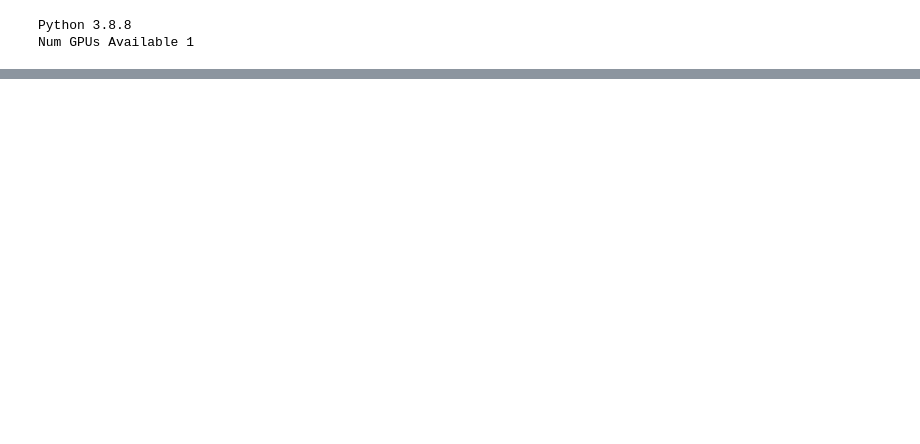
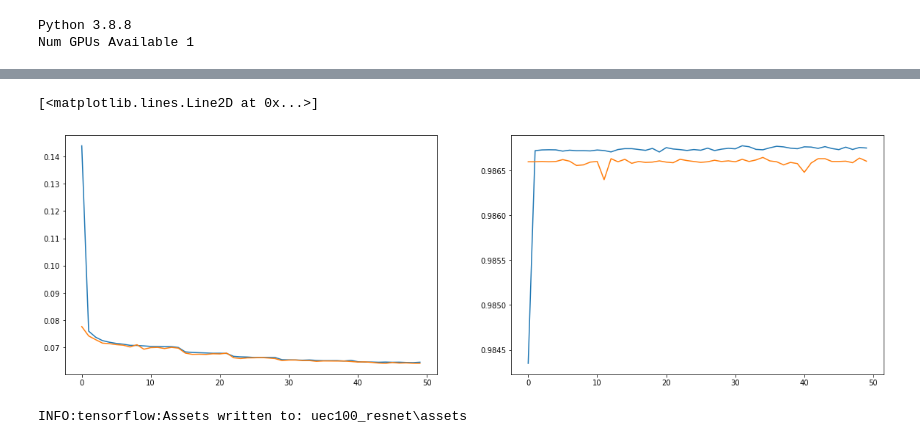
Before and after one commit to reonho/autocalorie, a Jupyter notebook: UECFOOD100 MultiLabel Classification.ipynb, the cells around one changed output, grey strips where cells are left out. Cells and saved outputs as stored; diff of their text form; code cells hidden in the pictures; blank space fills up the shorter version.

```diff
--- a/UECFOOD100 MultiLabel Classification.ipynb
+++ b/UECFOOD100 MultiLabel Classification.ipynb
@@ -163,0 +345,15 @@ Num GPUs Available 1
+# %%
+history2=np.load('model_histories/history2_resnet50.npy',allow_pickle='TRUE').item()
+# %%
+fig, axes = plt.subplots(1, 2, figsize=(20, 6))
+axes[0].plot(history2['loss'])
+axes[0].plot(history2['val_loss'])
+axes[1].plot(history2['binary_accuracy'])
+axes[1].plot(history2['val_binary_accuracy'])
+# %% [output]
+[<matplotlib.lines.Line2D at 0x...>]
+[figure, added]
+# %%
+model.save('uec100_resnet')
+# %% [output]
+INFO:tensorflow:Assets written to: uec100_resnet\assets
```
Also changed, not shown: parts of 45 cells of this notebook, 5 other files.
